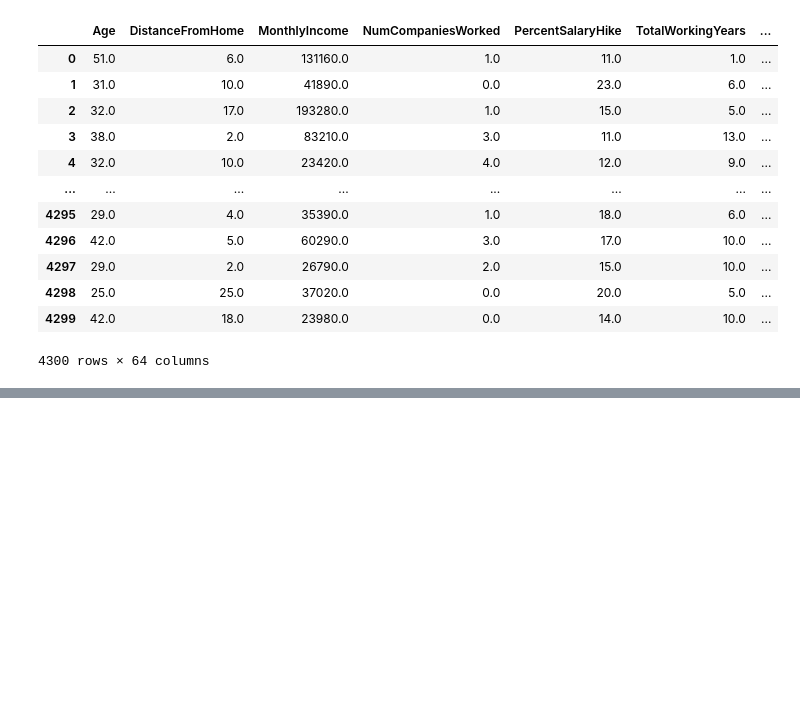
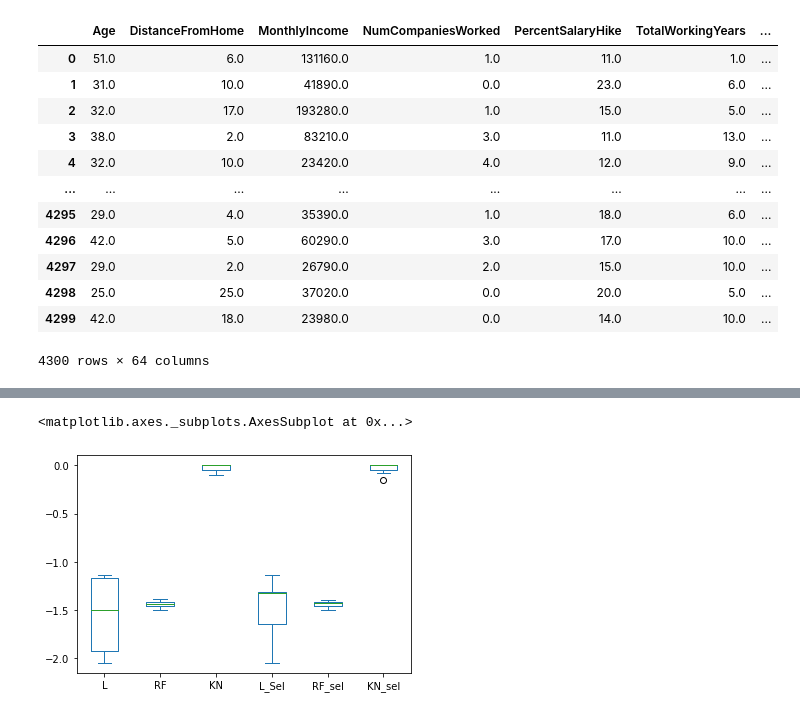
Before and after one commit to anaperez10/Analiticalll, a Jupyter notebook: RRHH.ipynb, the cells around one changed output, grey strips where cells are left out. Saved outputs shown, nothing was run; the diff lists cells and outputs as text; code cells hidden in the pictures; blank space fills up the shorter version.

```diff
--- a/RRHH.ipynb
+++ b/RRHH.ipynb
@@ -754,0 +775,3 @@ array([], dtype=float64)
+# %%
+X2 = X[var_names] ### matriz con variables seleccionadas
+X2.info()
@@ -754,0 +798,18 @@ array([], dtype=float64)
+# %%
+def medir_modelos(modelos,scoring,X,y,cv,cross_val_score,pd):
+
+    metric_modelos=pd.DataFrame()
+    for modelo in modelos:
+        scores=cross_val_score(modelo,X,y, scoring=scoring, cv=cv )
+        pdscores=pd.DataFrame(scores)
+        metric_modelos=pd.concat([metric_modelos,pdscores],axis=1)
+
+    metric_modelos.columns=["LinearSVC","RandomForestClassifier","KNeighborsClassifier"]
+    return metric_modelos
+# %%
+rmse_df=medir_modelos(modelos,"neg_root_mean_squared_error",X,y,10, cross_val_score, pd)
+rmse_2=medir_modelos(modelos,"neg_root_mean_squared_error",X2,y,10, cross_val_score, pd)
+# %%
+rmse=pd.concat([rmse_df,rmse_2],axis=1)
+rmse.columns=['L', 'RF', 'KN',
+       'L_Sel', 'RF_sel', 'KN_sel']
@@ -754,0 +830,5 @@ array([], dtype=float64)
+# %%
+rmse.plot(kind='box')
+# %% [output]
+<matplotlib.axes._subplots.AxesSubplot at 0x...>
+[figure, added]
```
Also changed, not shown: parts of 9 cells of this notebook.
